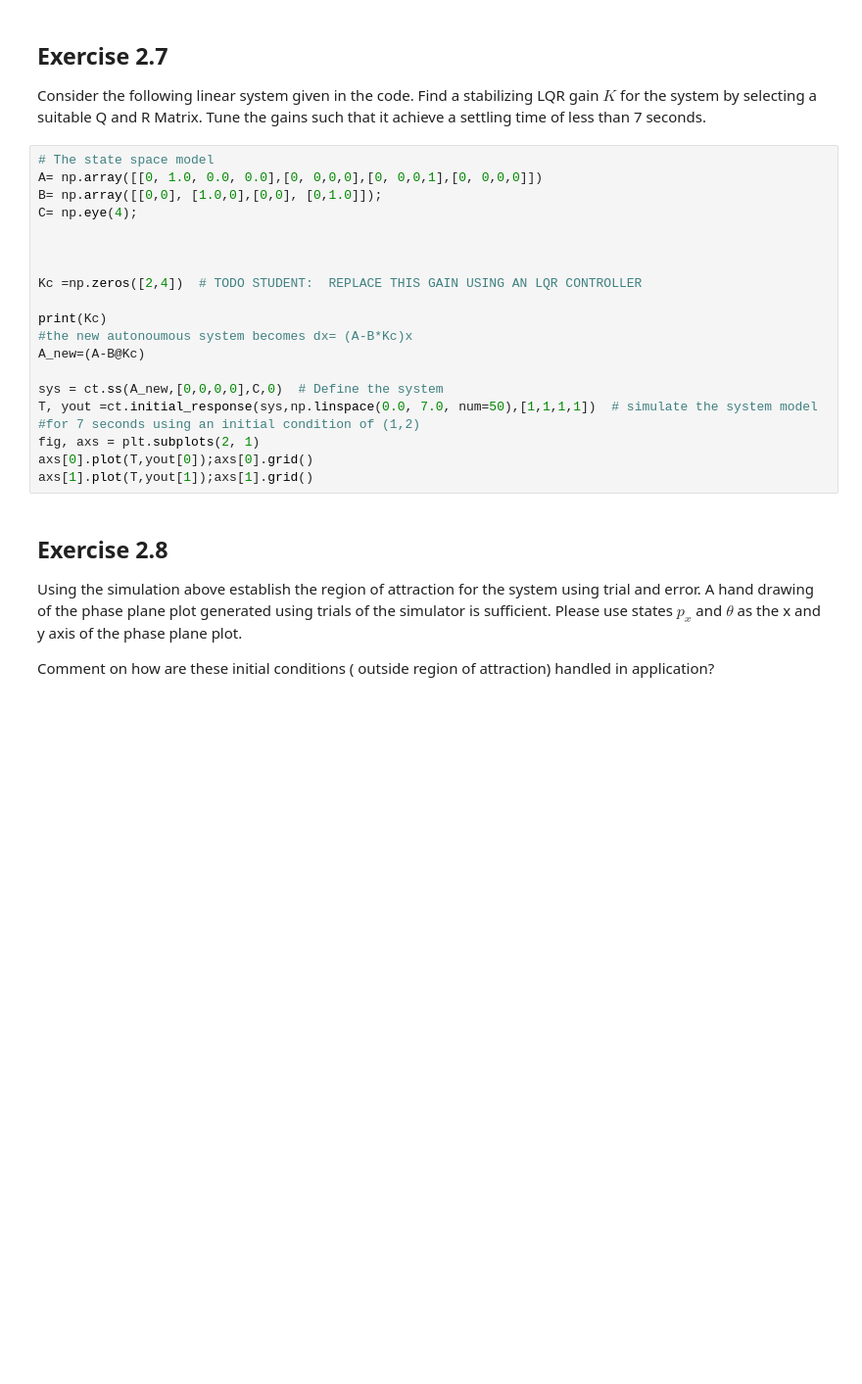
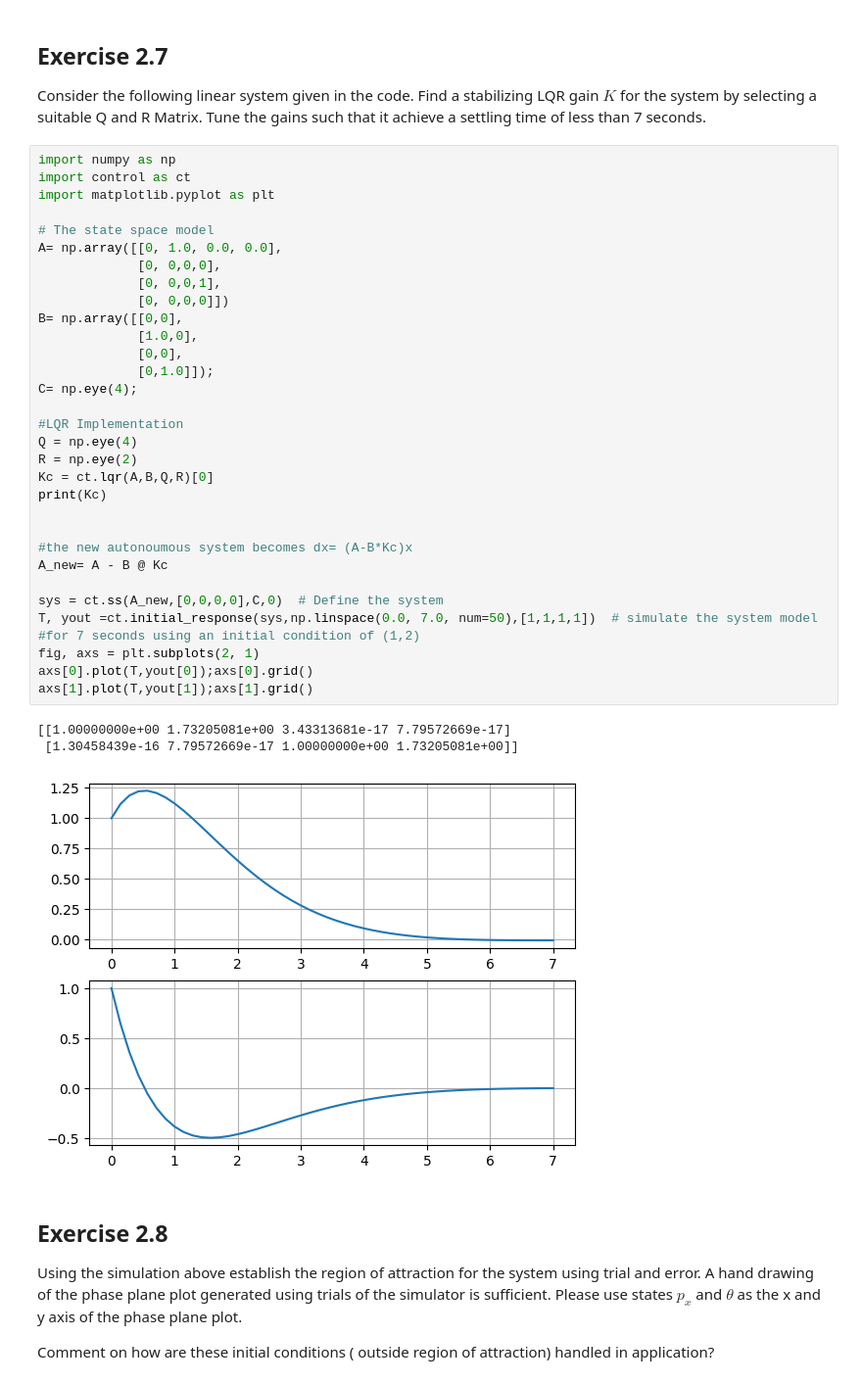
Before and after one commit to amhclark/me7220_gnc, a Jupyter notebook: ME7220_A2.ipynb, the cells around one changed output. Shown: that part at 98% size. Saved outputs shown, nothing was run; the diff lists cells and outputs as text; blank space fills up the shorter version.

```diff
--- a/ME7220_A2.ipynb
+++ b/ME7220_A2.ipynb
@@ -170,25 +191,41 @@ Design an LQR controller to stabilize the model given in exercise 4 with  Q=10
 
 Consider the following linear system given in the code. Find a stabilizing LQR gain $K$ for the system by selecting a suitable Q and R Matrix. Tune the gains such that it achieve a settling time of less than 7 seconds.
 # %%
+import numpy as np
+import control as ct
+import matplotlib.pyplot as plt
+
 # The state space model
-A= np.array([[0, 1.0, 0.0, 0.0],[0, 0,0,0],[0, 0,0,1],[0, 0,0,0]])
-B= np.array([[0,0], [1.0,0],[0,0], [0,1.0]]);
+A= np.array([[0, 1.0, 0.0, 0.0],
+             [0, 0,0,0],
+             [0, 0,0,1],
+             [0, 0,0,0]])
+B= np.array([[0,0],
+             [1.0,0],
+             [0,0],
+             [0,1.0]]);
 C= np.eye(4);
 
+#LQR Implementation
+Q = np.eye(4)
+R = np.eye(2)
+Kc = ct.lqr(A,B,Q,R)[0]
+print(Kc)
 
 
-Kc =np.zeros([2,4])  # TODO STUDENT:  REPLACE THIS GAIN USING AN LQR CONTROLLER
-
-print(Kc)
 #the new autonoumous system becomes dx= (A-B*Kc)x
-A_new=(A-B@Kc)
+A_new= A - B @ Kc
 
 sys = ct.ss(A_new,[0,0,0,0],C,0)  # Define the system
 T, yout =ct.initial_response(sys,np.linspace(0.0, 7.0, num=50),[1,1,1,1])  # simulate the system model
 #for 7 seconds using an initial condition of (1,2)
 fig, axs = plt.subplots(2, 1)
 axs[0].plot(T,yout[0]);axs[0].grid()
 axs[1].plot(T,yout[1]);axs[1].grid()
+# %% [output]
+[[1.00000000e+00 1.73205081e+00 3.43313681e-17 7.79572669e-17]
+ [1.30458439e-16 7.79572669e-17 1.00000000e+00 1.73205081e+00]]
+[figure, added]
 # %% [markdown]
 ## Exercise 2.8
 
```
Also changed, not shown: parts of 3 cells of this notebook.
